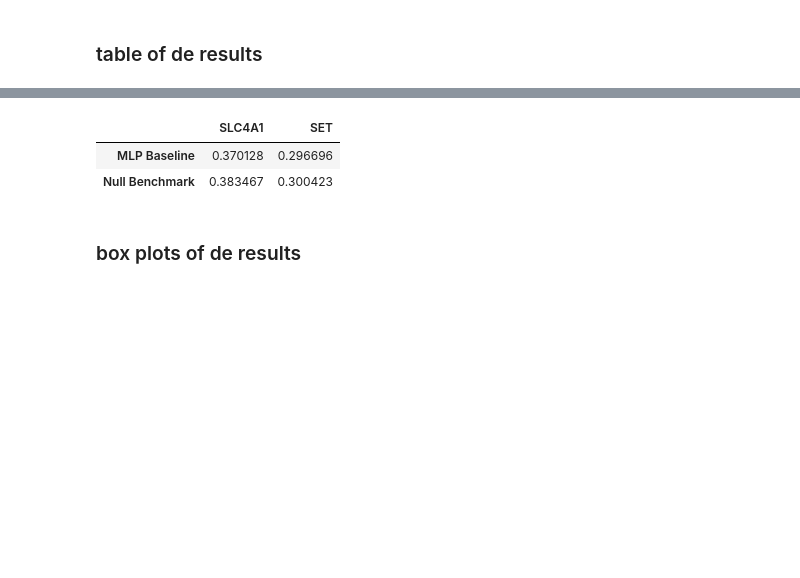
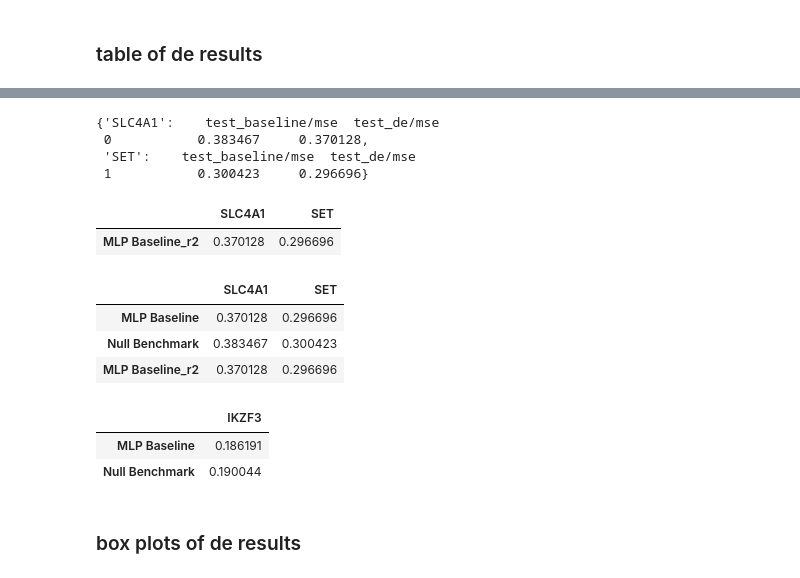
Before and after one commit to aaronwtr/PertEval, a Jupyter notebook: notebooks/results_analysis.ipynb, the cells around one changed output, grey strips where cells are left out. Cells and saved outputs as stored; diff of their text form; code cells hidden in the pictures; blank space fills up the shorter version.

```diff
--- a/notebooks/results_analysis.ipynb
+++ b/notebooks/results_analysis.ipynb
@@ -118,8 +109,11 @@ def plot_spectral_curve(metric_df, err='standard_error', zero_ylb=False, shading
     plt.xlabel('Spectral Parameter')
     plt.ylabel('MSE')
 # %%
-model = 'mlp_norman' #as named in Group col in df above
+#
+probe_model_ds = 'mlp_norman' #as named in Group col in df above
 metric_name  = 'test/mse' #name of col for metric of intrest
-test_mse = find_mets_by_spectral_params(model, metric_name)
-find_spectral_auc(test_mse)
+test_mse = find_mets_by_spectral_params(probe_model_ds, metric_name, df)
+test_mse_r2 = find_mets_by_spectral_params(probe_model_ds, metric_name, df2)
+#test_mse_gf = find_mets_by_spectral_params(model, metric_name, df_gf)
+find_spectral_auc(test_mse), find_spectral_auc(test_mse_r2)
 # %% [output]
@@ -126,0 +121,7 @@ find_spectral_auc(test_mse)
+# %%
+#working out to sort out cases where we don't have 3 reps
+temp = {}
+for sp in spectral_params:
+    sp_sub = df_gf[df_gf['Group'] == f'{probe_model_ds}_{sp}']
+    temp[f'{probe_model_ds}_{sp}'] = sp_sub[metric_name].values
+df_gf[df_gf['Group'] == f'{probe_model_ds}_{0.5}']
@@ -161,7 +171,7 @@ plot_spectral_curve(test_mse, zero_ylb=True)
 ## Plots and table for differentally expressed genes
 # %%
 #diff expressed gene results have _de in there tags find idx of de gene
-def find_diff_expres_idx_and_genes(raw_results_df):
+def find_diff_expres_subset(raw_results_df):
     diff_expres_idx = []
     diff_expres_genes = []
     for i, t in enumerate(raw_results_df['Tags']):
@@ -169,7 +179,12 @@ def find_diff_expres_idx_and_genes(raw_results_df):
             diff_expres_idx.append(i)
             diff_expres_genes.append(t.split('_')[0])
 
-    return diff_expres_idx, diff_expres_genes
+    de_df = raw_results_df.iloc[diff_expres_idx].copy(deep=True)
+    de_df['diff_express_gene'] = diff_expres_genes
+    #drop missing (old perts we considered)
+    de_df = de_df[~de_df['test_baseline/mse'].isna()]
+
+    return diff_expres_idx, diff_expres_genes, de_df
 
 def find_de_mets_by_gene(diff_express_df, sp, model, metrics=['test_baseline/mse', 'test_de/mse']):
     '''find tabular metrics grouped by de gene for a given (sp) spectral param'''
@@ -183,6 +198,8 @@ def find_de_mets_by_gene(diff_express_df, sp, model, metrics=['test_baseline/mse
 def create_de_table(de_results_dict, models_name_mapping):
     #tabular results
     de_tab = pd.concat(de_results_dict)
+    if isinstance(de_tab, pd.Series):
+        de_tab = pd.DataFrame(de_tab)
     #fmt table
     cols = [models_name_mapping[l] for l in de_tab.columns]
     de_tab.columns = cols
@@ -204,2 +210,6 @@ de_df
+# %%
+#subset raw results to just differenctal expression results
+diff_expres_idx, diff_expres_genes, de_df = find_diff_expres_subset(df)
+#*_, de_df_r2 = find_diff_expres_subset(df2)
 # %% [markdown]
 ### table of de results
@@ -206,14 +225,47 @@ de_df
+# %%
+de_sp0
+# %% [output]
+{'SLC4A1':    test_baseline/mse  test_de/mse
+ 0           0.383467     0.370128,
+ 'SET':    test_baseline/mse  test_de/mse
+ 1           0.300423     0.296696}
+# %%
+#sp and probe_model_ds should be the same for all de_sp dfs created
+sp = 0.0
+probe_model_ds = 'mlp_norman'
+
+#name will change depending on fm model used
+models_name_mapping = {'test_baseline/mse': 'Null Benchmark', 'test_de/mse' : 'MLP Baseline'}
+
+de_sp0 = find_de_mets_by_gene(de_df, sp, probe_model_ds)
+de_sp0_tab = create_de_table(de_sp0, models_name_mapping)
+
+models_name_mapping = {'test_de/mse' : 'MLP Baseline_r2'}
+de_sp0_r2 = find_de_mets_by_gene(de_df, sp, probe_model_ds,  metrics='test_de/mse')
+de_sp0_r2_tab = create_de_table(de_sp0_r2, models_name_mapping)
+de_sp0_r2_tab
+# %% [output]
+|  | SLC4A1 | SET |
+| MLP Baseline_r2 | 0.370128 | 0.296696 |
+# %%
+pd.concat((de_sp0_tab, de_sp0_r2_tab))
+# %% [output]
+|  | SLC4A1 | SET |
+| MLP Baseline | 0.370128 | 0.296696 |
+| Null Benchmark | 0.383467 | 0.300423 |
+| MLP Baseline_r2 | 0.370128 | 0.296696 |
 # %%
-sp = 0.0
-model = 'mlp_norman'
+sp = 0.7
+probe_model_ds = 'mlp_norman'
 models_name_mapping = {'test_baseline/mse': 'Null Benchmark', 'test_de/mse' : 'MLP Baseline'} #form de_df above
-de_sp0 = find_de_mets_by_gene(de_df, sp, model)
-de_sp0_tab = create_de_table(de_sp0)
-de_sp0_tab
+de_sp7 = find_de_mets_by_gene(de_df, sp, probe_model_ds)
+de_sp7_tab = create_de_table(de_sp7, models_name_mapping)
+#de_sp0_r2_tab = create_de_table(de_sp0_r2, models_name_mapping)
+de_sp7_tab
 # %% [output]
-|  | SLC4A1 | SET |
-| MLP Baseline | 0.370128 | 0.296696 |
-| Null Benchmark | 0.383467 | 0.300423 |
+|  | IKZF3 |
+| MLP Baseline | 0.186191 |
+| Null Benchmark | 0.190044 |
 # %% [markdown]
 ### box plots of de results
 # %%
```
Also changed, not shown: parts of 13 cells of this notebook.
